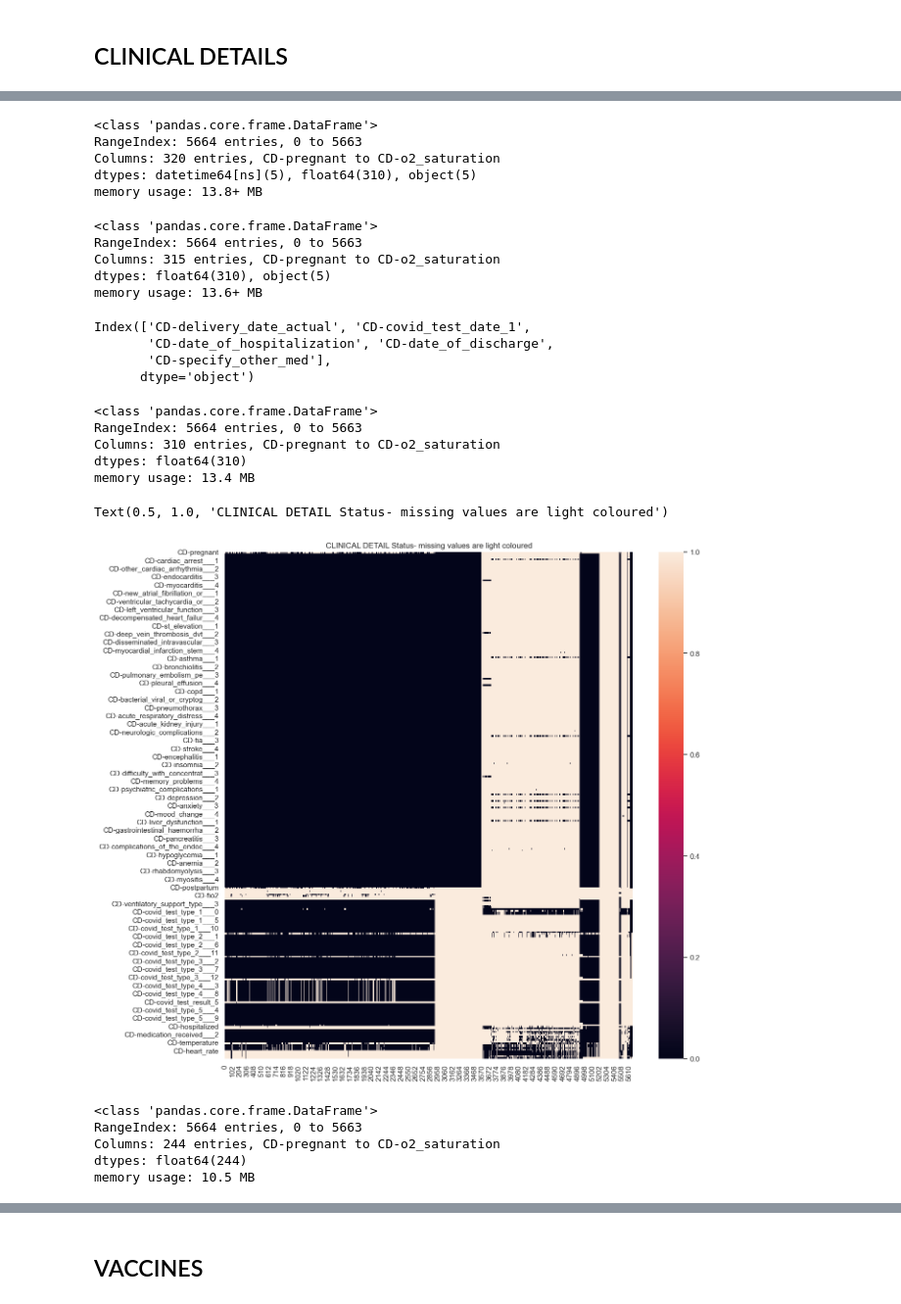
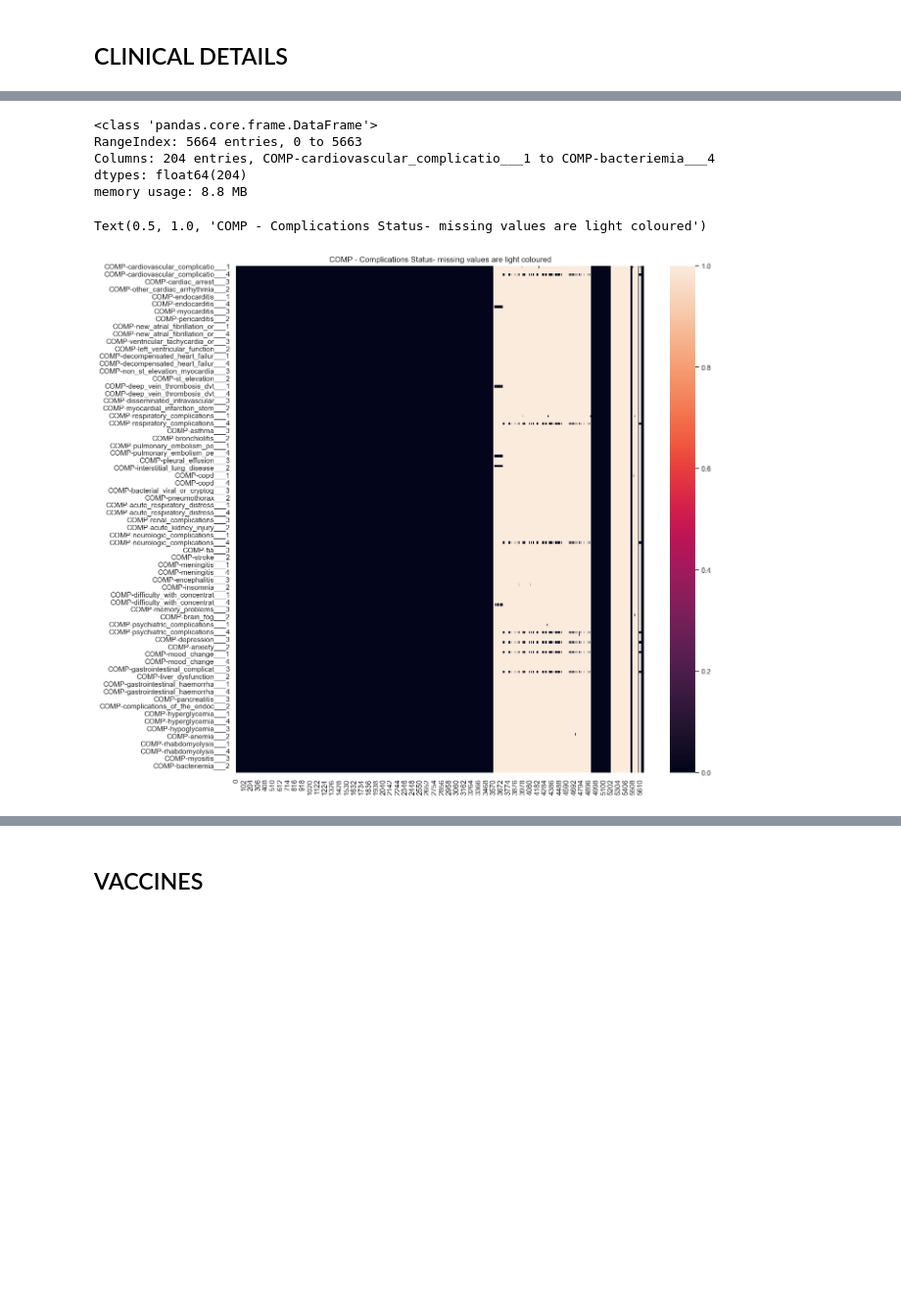
Before and after one commit to davidtweddell/lc_repo, a Jupyter notebook: 01-inspect-data-MP.ipynb, the cells around one changed output, grey strips where cells are left out. Shown at 98% size. Cells and saved outputs as stored; diff of their text form; code cells hidden in the pictures; blank space fills up the shorter version.

Commit message:
implement nan filling for COMP. Need to also reconfigure CD for other clinicals like vitals, medical condition, etc - complement of COMP

```diff
--- a/01-inspect-data-MP.ipynb
+++ b/01-inspect-data-MP.ipynb
@@ -1393,83 +1379,52 @@ memory usage: 1.5 MB
 # %%
 # read the list of symtpoms from the json file
 import json
-with open("./OUTPUT/list-clin-details.json", "r") as f:
+# with open("./OUTPUT/list-clin-details.json", "r") as f:
+with open("./OUTPUT/list-complications-medcon.json", "r") as f:
     cd_list = json.load(f)
 
 # get all columns that start with the symptoms list
-CD = [col for col in df.columns if  col.startswith(tuple(cd_list))]
+COMP = [col for col in df.columns if  col.startswith(tuple(cd_list))]
 
 # delete items that sstart with phx and phq
 # the are scooped up by accident because cd_list contains "ph"
-CD = [col for col in CD if not col.startswith(("phx", "phq"))]
+COMP = [col for col in COMP if not col.startswith(("phx", "phq"))]
 
 # feature set for symptoms
-cd_features = df[CD]
+comp_features = df[COMP]
 
 # preprend CLIN- to the column names
-cd_features.columns = [f"CD-{col}" for col in cd_features.columns]
+comp_features.columns = [f"COMP-{col}" for col in comp_features.columns]
 
 # find spaces in the data and replace with zero
-cd_features = cd_features.replace(" ", 0)
+comp_features = comp_features.replace(" ", 0)
-# %%
-cd_features.info()
-# %% [output]
-<class 'pandas.core.frame.DataFrame'>
-RangeIndex: 5664 entries, 0 to 5663
-Columns: 320 entries, CD-pregnant to CD-o2_saturation
-dtypes: datetime64[ns](5), float64(310), object(5)
-memory usage: 13.8+ MB
 # %%
 # drop columns with dtype datetime64
-cd_features = cd_features.select_dtypes(exclude = ['datetime64'])
-cd_features.info()
+comp_features = comp_features.select_dtypes(exclude = ['datetime64', 'object'])
+comp_features.info()
 # %% [output]
 <class 'pandas.core.frame.DataFrame'>
 RangeIndex: 5664 entries, 0 to 5663
-Columns: 315 entries, CD-pregnant to CD-o2_saturation
-dtypes: float64(310), object(5)
-memory usage: 13.6+ MB
+Columns: 204 entries, COMP-cardiovascular_complicatio___1 to COMP-bacteriemia___4
+dtypes: float64(204)
+memory usage: 8.8 MB
-# %%
-# which cols are of type object?
-cd_features.select_dtypes(include = ['object']).columns
-# %% [output]
-Index(['CD-delivery_date_actual', 'CD-covid_test_date_1',
-       'CD-date_of_hospitalization', 'CD-date_of_discharge',
-       'CD-specify_other_med'],
-      dtype='object')
-# %%
-# drop the object columns as they are either dates or mostly spaces
-cd_features = cd_features.select_dtypes(exclude = ['object'])
-cd_features.info()
-# %% [output]
-<class 'pandas.core.frame.DataFrame'>
-RangeIndex: 5664 entries, 0 to 5663
-Columns: 310 entries, CD-pregnant to CD-o2_saturation
-dtypes: float64(310)
-memory usage: 13.4 MB
 # %%
 
 fig, ax = plt.subplots(figsize=(14, 14))
 
-sns.heatmap(cd_features.isnull().T, cbar=True, ax = ax, )
-plt.title("CLINICAL DETAIL Status- missing values are light coloured")
+sns.heatmap(comp_features.isnull().T, cbar=True, ax = ax, )
+plt.title("COMP - Complications Status- missing values are light coloured")
 # %% [output]
-Text(0.5, 1.0, 'CLINICAL DETAIL Status- missing values are light coloured')
+Text(0.5, 1.0, 'COMP - Complications Status- missing values are light coloured')
-[figure, old version]
+[figure, new version]
 # %%
-# these features are not very informative - consider dropping them
-cd_features = cd_features.drop(columns = cd_features.filter(like = "test_type").columns)
+# # these features are not very informative - consider dropping them
+# comp_features = comp_features.drop(columns = cd_features.filter(like = "test_type").columns)
 
-# height in metres and centimetres is redundant
-# drop the height in cm
-cd_features = cd_features.drop(columns = "CD-height_cm")
+# # height in metres and centimetres is redundant
+# # drop the height in cm
+# # comp_features = comp_features.drop(columns = "CD-height_cm")
 
-cd_features.info()
+# comp_features.info()
-# %% [output]
-<class 'pandas.core.frame.DataFrame'>
-RangeIndex: 5664 entries, 0 to 5663
-Columns: 244 entries, CD-pregnant to CD-o2_saturation
-dtypes: float64(244)
-memory usage: 10.5 MB
 # %%
 # sort alphabetically
```
Also changed, not shown: parts of 31 cells of this notebook.
